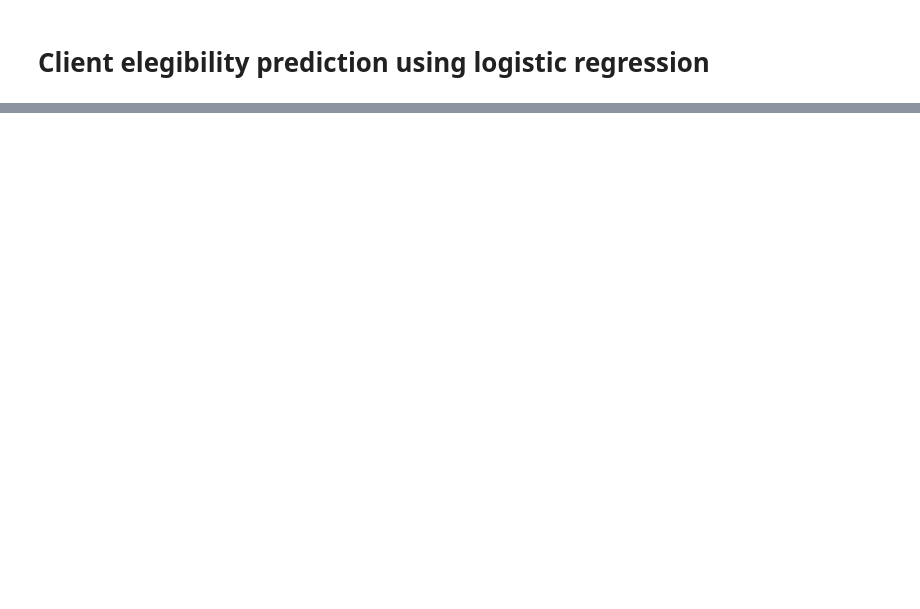
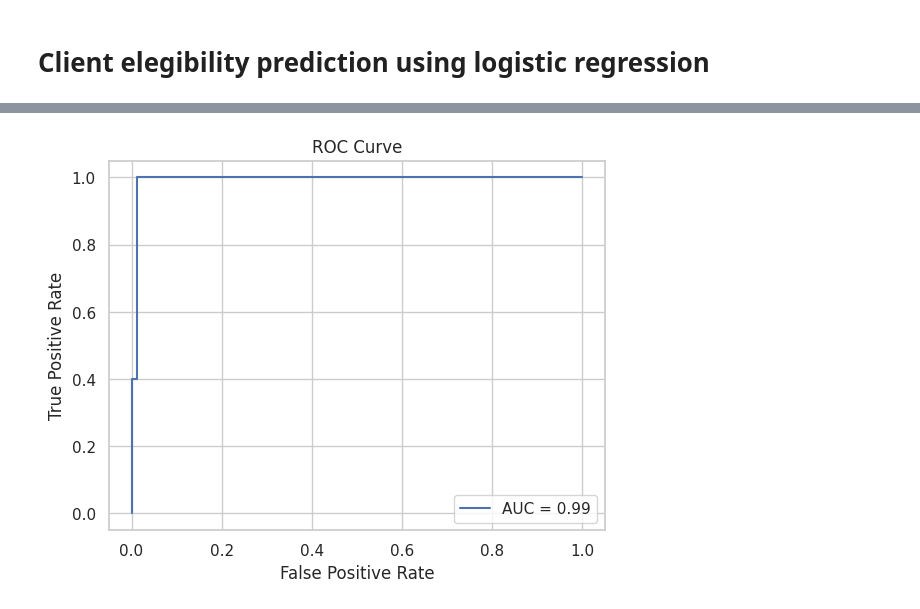
Before and after one commit to afbeltranr/ml-credit-elegibility, a Jupyter notebook: credit_elegibility_logreg.ipynb, the cells around one changed output, grey strips where cells are left out. Drawn from its saved outputs; the diff is of its cells as text; code cells hidden in the pictures; blank space fills up the shorter version.

Commit message:
finished notebook without comments but with model and metrics

```diff
--- a/credit_elegibility_logreg.ipynb
+++ b/credit_elegibility_logreg.ipynb
@@ -52,0 +215,6 @@ df.to_csv('client_credit_data.csv', index=False)
+# %%
+# Drop the 'Num_Products' column from the dataset
+df.drop(columns=['Num_Products'], inplace=True)
+
+# Display the first few rows to verify the column has been dropped
+print(df.head())
@@ -52,0 +237,13 @@ df.to_csv('client_credit_data.csv', index=False)
+# %%
+# Define the conditions based on which a customer is considered eligible (1) or not (0)
+df['Credit_Eligibility'] = np.where(
+    (df['Credit_Score'] >= 600) &               # Credit Score of 600 or more
+    (df['Missed_Payments'] <= 2) &              # No more than 2 missed payments
+    (df['Loan_Amount'] / df['Annual_Income'] < 0.4) &  # Loan amount is less than 40% of annual income
+    (df['Annual_Income'] >= 40000),             # Minimum income threshold of $40,000
+    1,  # Eligible for credit
+    0   # Not eligible for credit
+)
+
+# Display the first few rows of the updated DataFrame
+print(df[['Credit_Score', 'Missed_Payments', 'Loan_Amount', 'Annual_Income', 'Credit_Eligibility']].head())
@@ -52,0 +266,79 @@ df.to_csv('client_credit_data.csv', index=False)
+# %%
+from sklearn.model_selection import train_test_split, cross_val_predict
+from sklearn.linear_model import LogisticRegression
+from sklearn.metrics import roc_auc_score, roc_curve
+from scipy.stats import ks_2samp
+import matplotlib.pyplot as plt
+
+# Load the dataset (assuming you already have df loaded with Credit_Eligibility)
+# X = features, y = target (Credit Eligibility)
+X = df.drop(columns=['Credit_Eligibility', 'Client_ID'])
+y = df['Credit_Eligibility']
+
+# Split the data into training and testing sets
+X_train, X_test, y_train, y_test = train_test_split(X, y, test_size=0.3, random_state=42)
+
+# Logistic Regression Model
+logreg = LogisticRegression(class_weight='balanced', max_iter=1000)
+
+# Cross-validation predictions
+y_pred_prob_train = cross_val_predict(logreg, X_train, y_train, cv=5, method='predict_proba')[:, 1]  # Probabilities for class 1
+y_pred_prob_test = logreg.fit(X_train, y_train).predict_proba(X_test)[:, 1]  # Test set probabilities
+
+# -------------------------------------------
+# 1. KS Statistic (Kolmogorov-Smirnov)
+# -------------------------------------------
+
+# Get the KS statistic using the predicted probabilities from the test set
+ks_stat, p_value = ks_2samp(y_pred_prob_test[y_test == 1], y_pred_prob_test[y_test == 0])
+print(f'KS Statistic: {ks_stat}')
+
+# -------------------------------------------
+# 2. GINI Coefficient
+# -------------------------------------------
+
+# Calculate the AUC (Area Under the ROC Curve)
+auc = roc_auc_score(y_test, y_pred_prob_test)
+gini = 2 * auc - 1
+print(f'AUC: {auc}')
+print(f'GINI Coefficient: {gini}')
+
+# -------------------------------------------
+# 3. PSI (Population Stability Index)
+# -------------------------------------------
+
+def calculate_psi(expected, actual, buckettype='bins', buckets=10):
+    """Calculate the PSI (Population Stability Index)"""
+    def scale_range(input, min_val, max_val):
+        input += -(np.min(input))
+        input /= np.max(input) / (max_val - min_val)
+        input += min_val
+        return input
+
+    breakpoints = np.arange(0, buckets + 1) / buckets * 100
+    if buckettype == 'bins':
+        bins = np.percentile(expected, breakpoints)
+    elif buckettype == 'quantiles':
+        bins = np.linspace(0, 1, num=buckets + 1)
+    expected_percents = np.histogram(expected, bins=bins)[0] / len(expected)
+    actual_percents = np.histogram(actual, bins=bins)[0] / len(actual)
+    psi_value = np.sum((expected_percents - actual_percents) * np.log(expected_percents / actual_percents))
+    return psi_value
+
+# Calculate PSI between training and test sets
+psi_value = calculate_psi(y_pred_prob_train, y_pred_prob_test)
+print(f'PSI: {psi_value}')
+
+# -------------------------------------------
+# Visualizations
+# -------------------------------------------
+
+# ROC Curve plot
+fpr, tpr, _ = roc_curve(y_test, y_pred_prob_test)
+plt.plot(fpr, tpr, label=f'AUC = {auc:.2f}')
+plt.xlabel('False Positive Rate')
+plt.ylabel('True Positive Rate')
+plt.title('ROC Curve')
+plt.legend(loc="lower right")
+plt.show()
+# %% [output]
@@ -52,0 +349 @@ df.to_csv('client_credit_data.csv', index=False)
+[figure, added]
```
Also changed, not shown: parts of 10 cells of this notebook, 2 other files.
